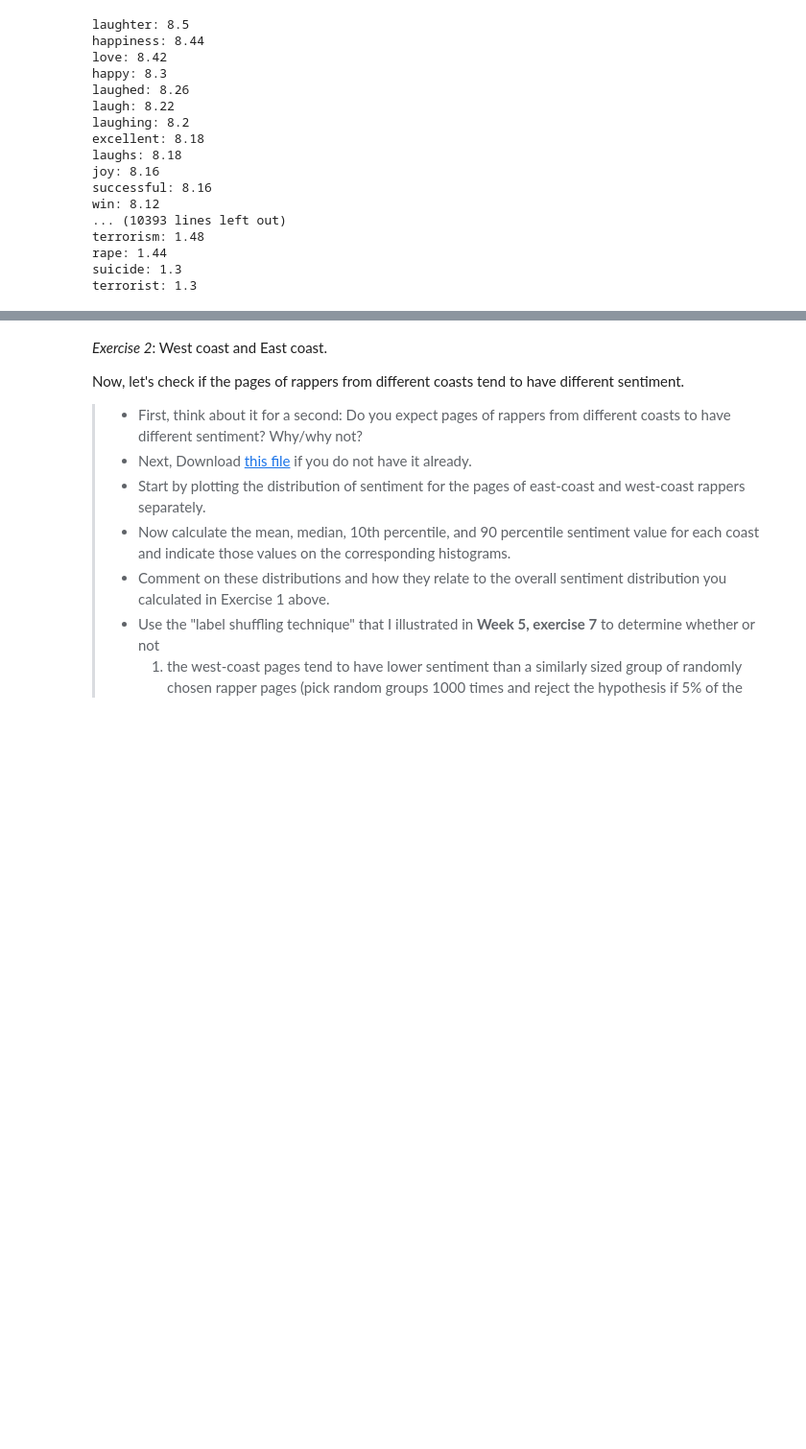
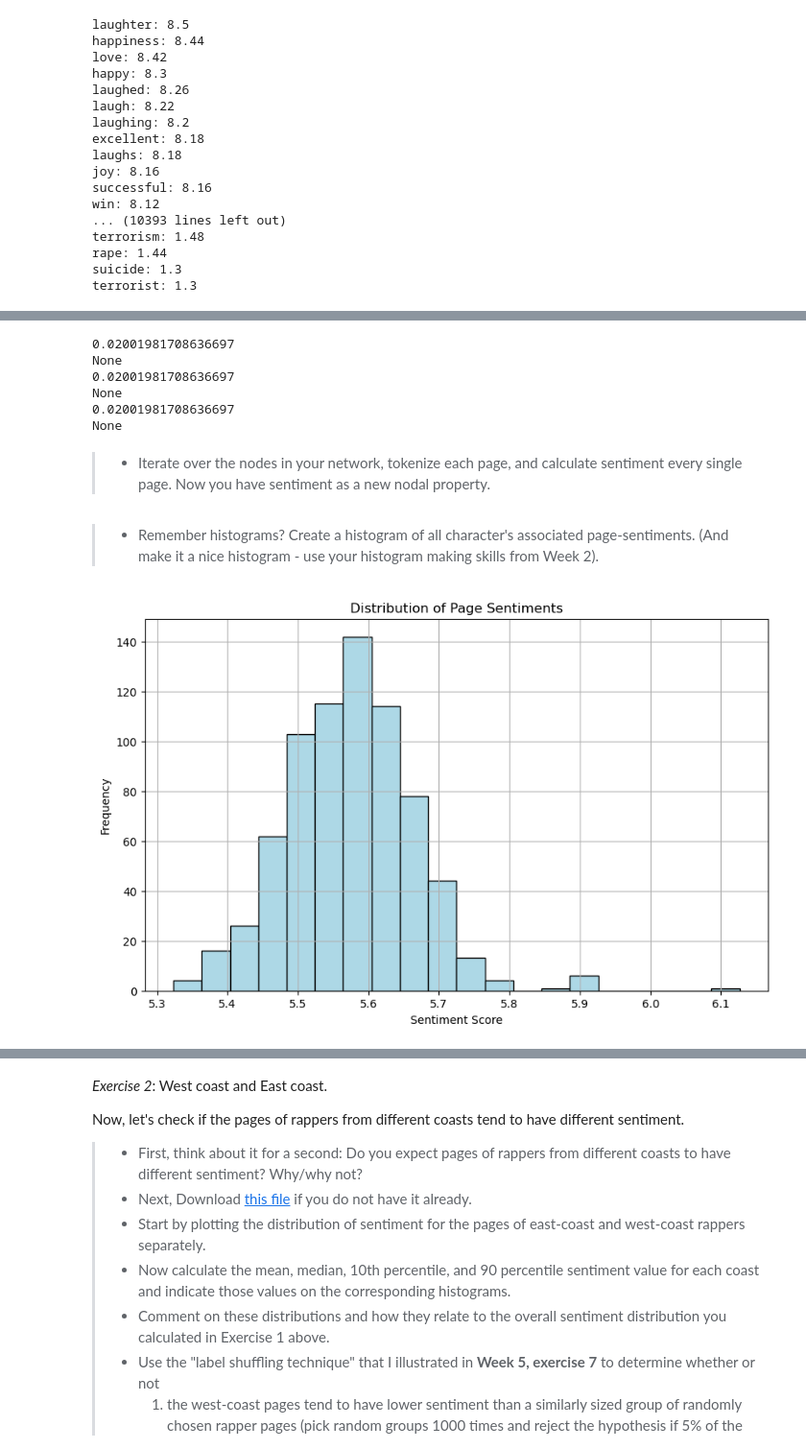
Before and after one commit to jereml99/socialgraphs2023, a Jupyter notebook: lectures/Madis/Week8.ipynb, the cells around one changed output, grey strips where cells are left out. Shown at 96% size. Saved outputs shown, nothing was run; the diff lists cells and outputs as text; code cells hidden in the pictures; blank space fills up the shorter version.

```diff
--- a/lectures/Madis/Week8.ipynb
+++ b/lectures/Madis/Week8.ipynb
@@ -38,12 +38,11 @@ import csv
 import nltk
 
 # Open the file
-with open('../data/labmtwords.txt', 'r') as f:
+with open('../data/labMIT-1.0.txt', 'r') as f:
     reader = csv.reader(f, delimiter='\t')
 
-    # Skip the first four rows
-    for _ in range(4):
-        next(reader)
+    # Skip the first row
+    next(reader)
 
     # Initialize the list of weighted tokens
     weighted_tokens = []
@@ -113,0 +117,35 @@ calculate_sentiment(["hello", "how", "are", "you"])
+# %%
+# Alternative method that doesn't work
+
+from nltk.sentiment import SentimentIntensityAnalyzer
+from nltk.tokenize import word_tokenize
+
+def calculate_sentiment2(words):
+    # Initialize the Sentiment Intensity Analyzer
+    analyzer = SentimentIntensityAnalyzer()
+
+    # Calculate the weighted sentiment score
+    total_score = 0
+    total_weight = 0
+
+    for word, weight in weighted_tokens:
+        scores = analyzer.polarity_scores(word)
+        total_score += scores['compound'] * weight
+        total_weight += weight
+
+    average_score = total_score / total_weight
+
+    print(average_score)
+
+print(calculate_sentiment2(["hello", "how", "are", "you"]))
+print(calculate_sentiment2(["love", "happy", "great", "awesome"]))
+print(calculate_sentiment2(["awful", "terrible", "sad", "bad"]))
+# %% [output]
+0.02001981708636697
+None
+0.02001981708636697
+None
+0.02001981708636697
+None
+# %% [markdown]
+> * Iterate over the nodes in your network, tokenize each page, and calculate sentiment every single page. Now you have sentiment as a new nodal property.
@@ -114 +239,22 @@ calculate_sentiment(["hello", "how", "are", "you"])
+# %% [markdown]
+> * Remember histograms? Create a histogram of all character's associated page-sentiments. (And make it a nice histogram - use your histogram making skills from Week 2).
+# %%
+import matplotlib.pyplot as plt
+
+def plot_sentiment_histogram(net):
+    sentiments = [attrs['sentiment'] for _, attrs in net.nodes(data=True)]
+
+    plt.figure(figsize=(10, 6))
+    plt.hist(sentiments, bins=20, color='lightblue', edgecolor='black')
+
+    plt.title("Distribution of Page Sentiments")
+    plt.xlabel("Sentiment Score")
+    plt.ylabel("Frequency")
+    plt.grid(True)
+
+    plt.show()
+
+plot_sentiment_histogram(rap_network)
+# %% [output]
+[figure, added]
 # %% [markdown]
```
Also changed, not shown: parts of 4 cells of this notebook, 1 other file.
